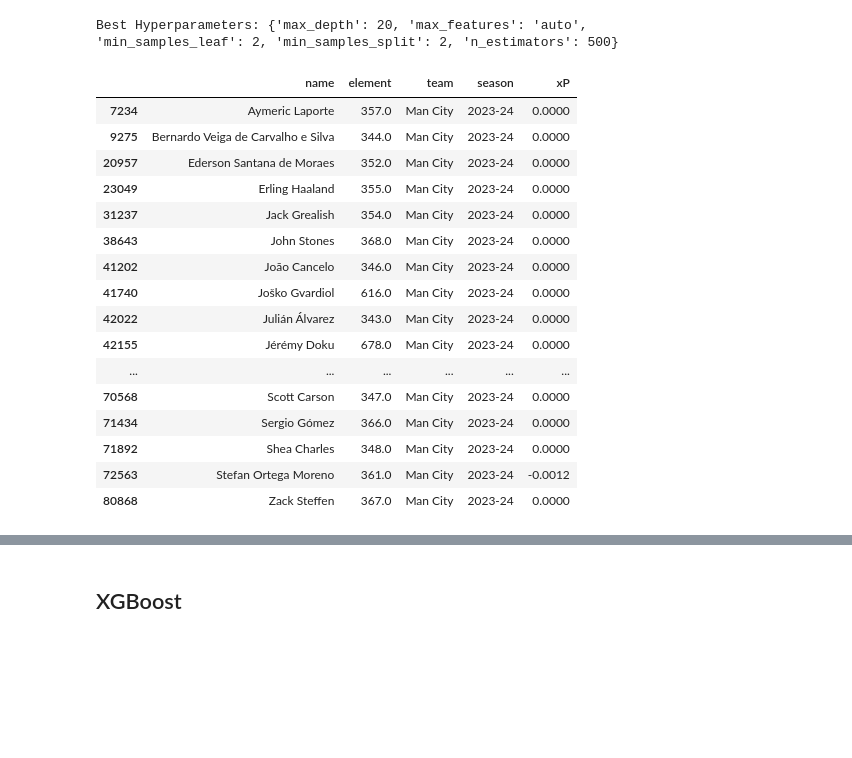
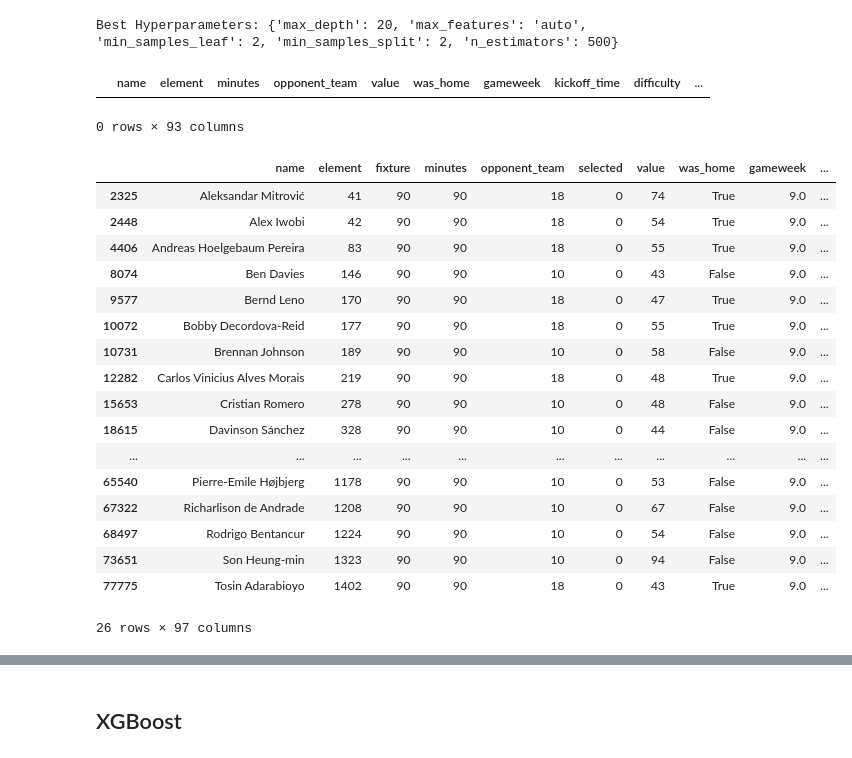
Before and after one commit to dheyay/weighted_through_ball, a Jupyter notebook: notebooks/playground.ipynb, the cells around one changed output, grey strips where cells are left out. Drawn from its saved outputs; the diff is of its cells as text; code cells hidden in the pictures; blank space fills up the shorter version.

```diff
--- a/notebooks/playground.ipynb
+++ b/notebooks/playground.ipynb
@@ -327,14 +327,17 @@ from datetime import datetime
 current_time = datetime.utcnow()
 import pytz
 current_time = current_time.replace(tzinfo=pytz.UTC)
+
+
+copy_df = copy_df[copy_df['minutes'] != 0]
 train_data = copy_df[copy_df['kickoff_time'] <= current_time]
 test_data = copy_df[copy_df['kickoff_time'] > current_time]
 
-X_train, X_val, y_train, y_val = train_test_split(train_data.drop(columns=['total_points']), train_data['total_points'], test_size=0.3)
+X_train, X_val, y_train, y_val = train_test_split(train_data.drop(columns=['selected', 'fixture', 'total_points']), train_data['total_points'], test_size=0.3)
 
 X_test = test_data.drop(columns=['total_points'])
 y_test = test_data['total_points']
 
 
-X_train.shape, X_val.shape, X_test.shape, last_gameweek
+X_train.shape, X_val.shape, X_test.shape
 # %% [output]
@@ -348,7 +351,7 @@ y_val_pred_rf = rf_regressor.predict(X_val.drop(columns=['name', 'kickoff_time']
 rmse_val_rf = np.sqrt(mean_squared_error(y_val, y_val_pred_rf))
 mae_val_rf = mean_absolute_error(y_val, y_val_pred_rf)
 
-#y_test_pred = rf_regressor.predict(X_test.drop(columns=['name', 'kickoff_time']))
+y_test_pred = rf_regressor.predict(X_test.drop(columns=['name','selected', 'fixture', 'kickoff_time']))
 
 rmse_val_rf, mae_val_rf
 # %% [output]
@@ -383,6 +387,6 @@ X_test[['name', 'element', 'minutes', 'team', 'opponent_team_name','season', 'xP
 # %%
 feature_importances = rf_regressor.feature_importances_
-features = list(X_train.drop(columns=['name', 'season', 'team', 'opponent_team_name']).columns)
+features = list(X_train.drop(columns=['name', 'kickoff_time']).columns)
 feature_importance_map = dict(zip(features, feature_importances))
 sorted_feature_importances = sorted(feature_importance_map.items(), key=lambda x: x[1], reverse=True)
 
@@ -473,33 +477,40 @@ best_rf = RandomForestRegressor(**best_params, random_state=42)
 
 X_train_test = pd.concat([X_train, X_val])
 y_train_test = pd.concat([y_train, y_val])
-best_rf.fit(X_train_test.drop(columns=['name', 'season', 'team', 'opponent_team_name']), y_train_test)
+best_rf.fit(X_train_test.drop(columns=['name', 'kickoff_time']), y_train_test)
 
 # Predict on the test set
 #y_val_pred_rf = rf_regressor.predict(X_val.drop(columns=['name', 'season', 'team', 'opponent_team_name']))
 #rmse_val_rf = np.sqrt(mean_squared_error(y_val, y_val_pred_rf))
 
-y_test_pred = best_rf.predict(X_test.drop(columns=['name', 'season', 'team', 'opponent_team_name']))
+y_test_pred = best_rf.predict(X_test.drop(columns=['name', 'fixture', 'selected', 'kickoff_time']))
+# %%
+X_train[X_test['name'] == "Cristian Romero"]
+# %% [output]
+|  | name | element | minutes | opponent_team | value | was_home | gameweek | kickoff_time | difficulty | ... |
+0 rows × 93 columns
 # %%
 X_test['xP'] = y_test_pred
 X_test['actual_points'] = y_test
 
-X_test[['name', 'element', 'team', 'season', 'xP']].where((X_test['team'] == 'Man City')).dropna()
+X_test[X_test['xP'] > 1]
+#.where((X_test['team'] == 'Man City')).dropna()
 # %% [output]
-|  | name | element | team | season | xP |
-| 7234 | Aymeric Laporte | 357.0 | Man City | 2023-24 | 0.0000 |
-| 9275 | Bernardo Veiga de Carvalho e Silva | 344.0 | Man City | 2023-24 | 0.0000 |
-| 20957 | Ederson Santana de Moraes | 352.0 | Man City | 2023-24 | 0.0000 |
-| 23049 | Erling Haaland | 355.0 | Man City | 2023-24 | 0.0000 |
-| 31237 | Jack Grealish | 354.0 | Man City | 2023-24 | 0.0000 |
-| 38643 | John Stones | 368.0 | Man City | 2023-24 | 0.0000 |
-| 41202 | João Cancelo | 346.0 | Man City | 2023-24 | 0.0000 |
-| 41740 | Joško Gvardiol | 616.0 | Man City | 2023-24 | 0.0000 |
-| 42022 | Julián Álvarez | 343.0 | Man City | 2023-24 | 0.0000 |
-| 42155 | Jérémy Doku | 678.0 | Man City | 2023-24 | 0.0000 |
-| ... | ... | ... | ... | ... | ... |
-| 70568 | Scott Carson | 347.0 | Man City | 2023-24 | 0.0000 |
-| 71434 | Sergio Gómez | 366.0 | Man City | 2023-24 | 0.0000 |
-| 71892 | Shea Charles | 348.0 | Man City | 2023-24 | 0.0000 |
-| 72563 | Stefan Ortega Moreno | 361.0 | Man City | 2023-24 | -0.0012 |
-| 80868 | Zack Steffen | 367.0 | Man City | 2023-24 | 0.0000 |
+|  | name | element | fixture | minutes | opponent_team | selected | value | was_home | gameweek | ... |
+| 2325 | Aleksandar Mitrović | 41 | 90 | 90 | 18 | 0 | 74 | True | 9.0 | ... |
+| 2448 | Alex Iwobi | 42 | 90 | 90 | 18 | 0 | 54 | True | 9.0 | ... |
+| 4406 | Andreas Hoelgebaum Pereira | 83 | 90 | 90 | 18 | 0 | 55 | True | 9.0 | ... |
+| 8074 | Ben Davies | 146 | 90 | 90 | 10 | 0 | 43 | False | 9.0 | ... |
+| 9577 | Bernd Leno | 170 | 90 | 90 | 18 | 0 | 47 | True | 9.0 | ... |
+| 10072 | Bobby Decordova-Reid | 177 | 90 | 90 | 18 | 0 | 55 | True | 9.0 | ... |
+| 10731 | Brennan Johnson | 189 | 90 | 90 | 10 | 0 | 58 | False | 9.0 | ... |
+| 12282 | Carlos Vinicius Alves Morais | 219 | 90 | 90 | 18 | 0 | 48 | True | 9.0 | ... |
+| 15653 | Cristian Romero | 278 | 90 | 90 | 10 | 0 | 48 | False | 9.0 | ... |
+| 18615 | Davinson Sánchez | 328 | 90 | 90 | 10 | 0 | 44 | False | 9.0 | ... |
+| ... | ... | ... | ... | ... | ... | ... | ... | ... | ... | ... |
+| 65540 | Pierre-Emile Højbjerg | 1178 | 90 | 90 | 10 | 0 | 53 | False | 9.0 | ... |
+| 67322 | Richarlison de Andrade | 1208 | 90 | 90 | 10 | 0 | 67 | False | 9.0 | ... |
+| 68497 | Rodrigo Bentancur | 1224 | 90 | 90 | 10 | 0 | 54 | False | 9.0 | ... |
+| 73651 | Son Heung-min | 1323 | 90 | 90 | 10 | 0 | 94 | False | 9.0 | ... |
+| 77775 | Tosin Adarabioyo | 1402 | 90 | 90 | 18 | 0 | 43 | True | 9.0 | ... |
+26 rows × 97 columns
```
Also changed, not shown: parts of 21 cells of this notebook, 1 other file.
